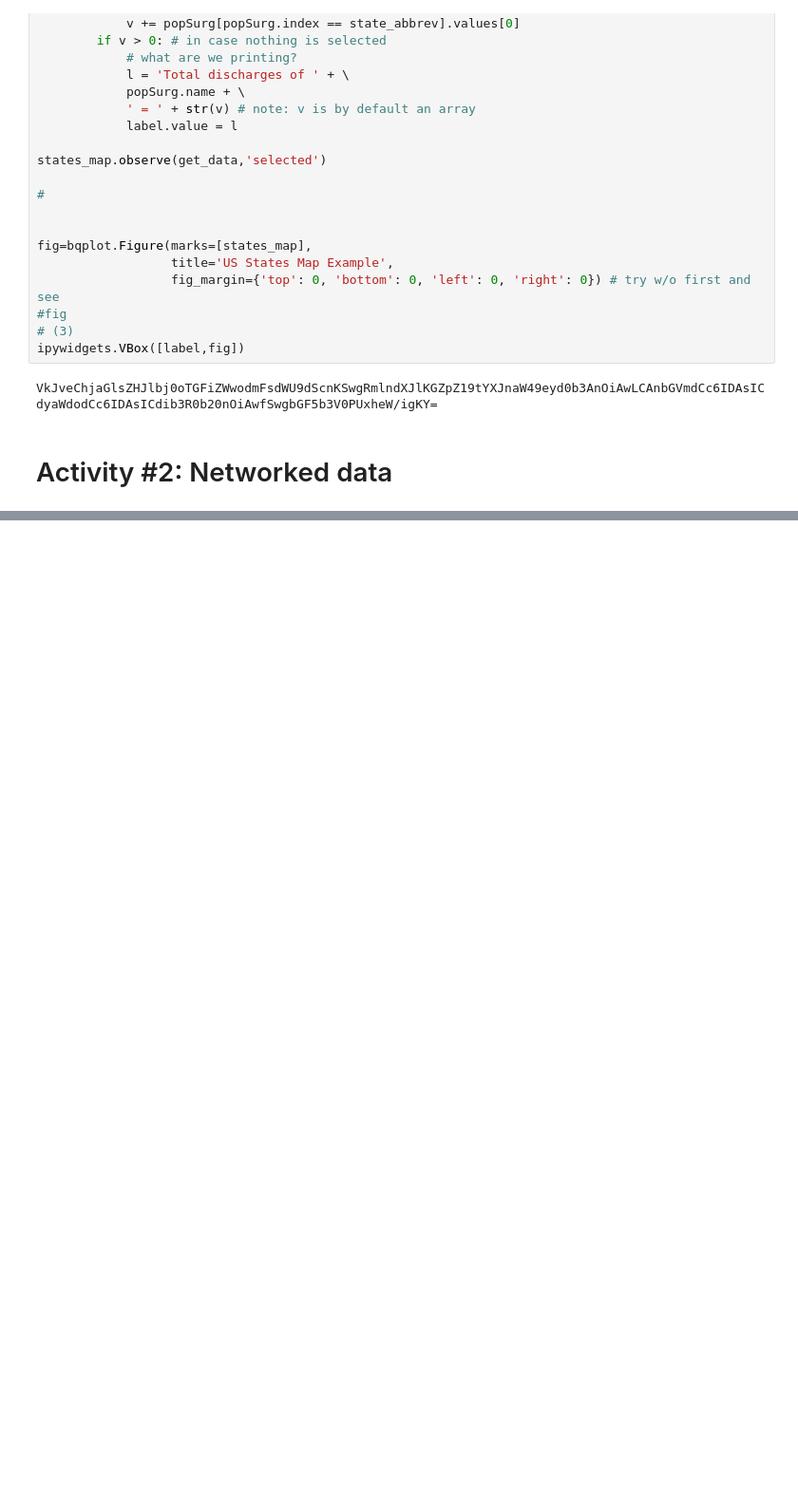
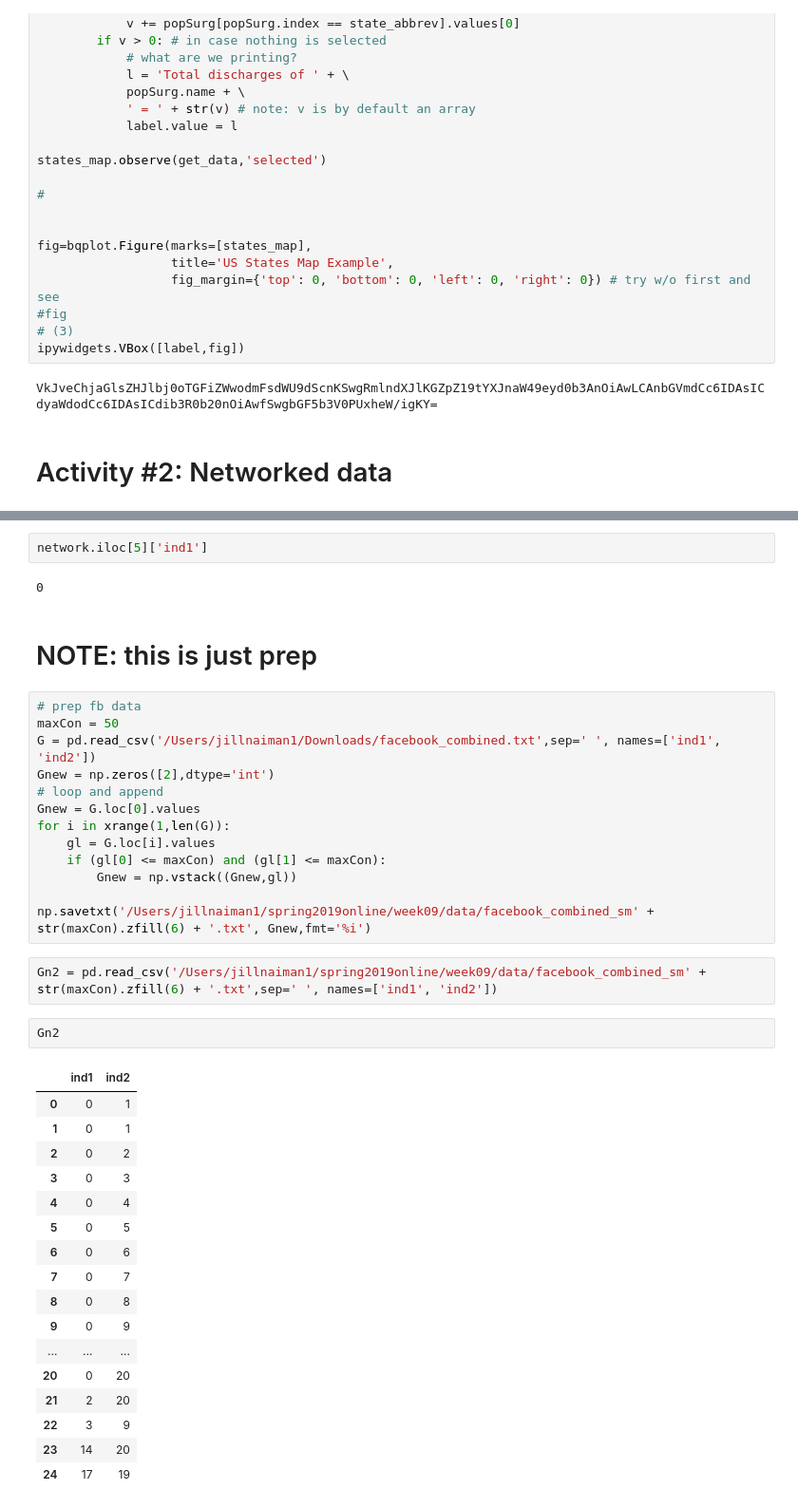
Before and after one commit to UIUC-iSchool-DataViz/spring2019online, a Jupyter notebook: week09/prep_notebook_week09.ipynb, the cells around one changed output, grey strips where cells are left out. Shown: that part at 95% size. Cells and saved outputs as stored; diff of their text form; blank space fills up the shorter version.

```diff
--- a/week09/prep_notebook_week09.ipynb
+++ b/week09/prep_notebook_week09.ipynb
@@ -374,0 +508,41 @@ display(fig)
+# %%
+network.iloc[5]['ind1']
+# %% [output]
+0
+# %% [markdown]
+# NOTE: this is just prep
+# %%
+# prep fb data
+maxCon = 50
+G = pd.read_csv('/Users/jillnaiman1/Downloads/facebook_combined.txt',sep=' ', names=['ind1', 'ind2'])
+Gnew = np.zeros([2],dtype='int')
+# loop and append
+Gnew = G.loc[0].values
+for i in xrange(1,len(G)):
+    gl = G.loc[i].values
+    if (gl[0] <= maxCon) and (gl[1] <= maxCon):
+        Gnew = np.vstack((Gnew,gl))
+
+np.savetxt('/Users/jillnaiman1/spring2019online/week09/data/facebook_combined_sm' + str(maxCon).zfill(6) + '.txt', Gnew,fmt='%i')
+# %%
+Gn2 = pd.read_csv('/Users/jillnaiman1/spring2019online/week09/data/facebook_combined_sm' + str(maxCon).zfill(6) + '.txt',sep=' ', names=['ind1', 'ind2'])
+# %%
+Gn2
+# %% [output]
+|  | ind1 | ind2 |
+| 0 | 0 | 1 |
+| 1 | 0 | 1 |
+| 2 | 0 | 2 |
+| 3 | 0 | 3 |
+| 4 | 0 | 4 |
+| 5 | 0 | 5 |
+| 6 | 0 | 6 |
+| 7 | 0 | 7 |
+| 8 | 0 | 8 |
+| 9 | 0 | 9 |
+| ... | ... | ... |
+| 20 | 0 | 20 |
+| 21 | 2 | 20 |
+| 22 | 3 | 9 |
+| 23 | 14 | 20 |
+| 24 | 17 | 19 |
```
Also changed, not shown: parts of 7 cells of this notebook, 12 other files.
